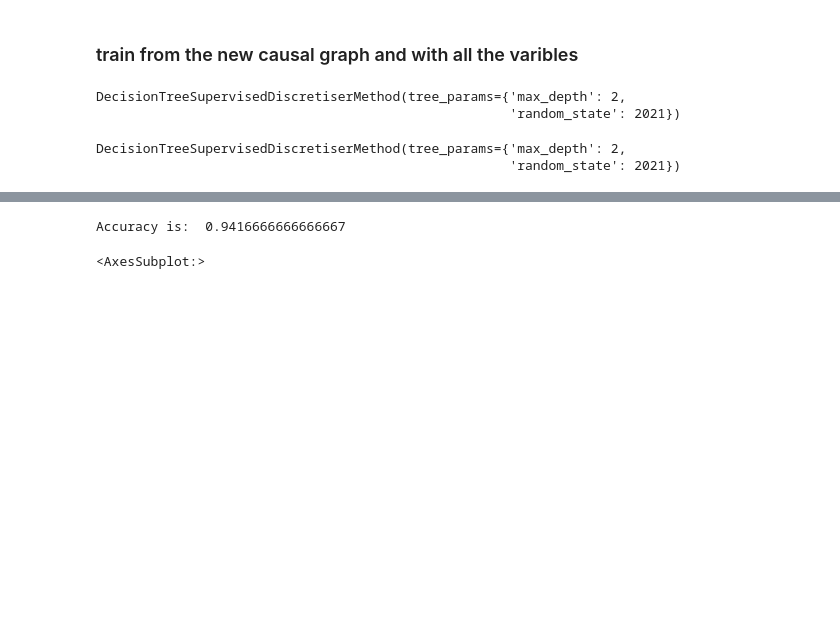
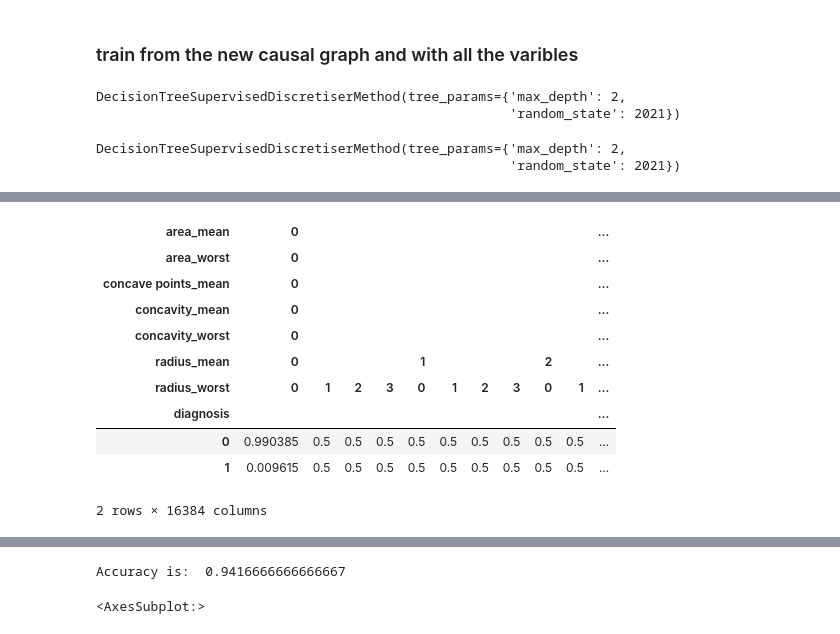
Before and after one commit to sam23121/Breast_cancer, a Jupyter notebook: notebooks/causal.ipynb, the cells around one changed output, grey strips where cells are left out. Drawn from its saved outputs; the diff is of its cells as text; code cells hidden in the pictures; blank space fills up the shorter version.

Commit message:
adding to causal

```diff
--- a/notebooks/causal.ipynb
+++ b/notebooks/causal.ipynb
@@ -217,3 +217,28 @@ df.head()
 | 2 | 1 | 3 | 2 | 3 | 3 | 3 | 3 | ... |
 | 3 | 1 | 0 | 2 | 0 | 0 | 3 | 3 | ... |
 | 4 | 1 | 3 | 0 | 3 | 3 | 3 | 3 | ... |
+# %%
+from sklearn.model_selection import train_test_split
+
+train, test = train_test_split(df, train_size=0.7)
+# %%
+from causalnex.network import BayesianNetwork
+
+bn = BayesianNetwork(sm)
+bn = bn.fit_node_states(df)
+# %%
+bn = bn.fit_cpds(train, method="BayesianEstimator", bayes_prior="K2")
+# %%
+bn.cpds["diagnosis"]
+# %% [output]
+| area_mean | 0 |  |  |  |  |  |  |  |  |  | ... |
+| area_worst | 0 |  |  |  |  |  |  |  |  |  | ... |
+| concave points_mean | 0 |  |  |  |  |  |  |  |  |  | ... |
+| concavity_mean | 0 |  |  |  |  |  |  |  |  |  | ... |
+| concavity_worst | 0 |  |  |  |  |  |  |  |  |  | ... |
+| radius_mean | 0 |  |  |  | 1 |  |  |  | 2 |  | ... |
+| radius_worst | 0 | 1 | 2 | 3 | 0 | 1 | 2 | 3 | 0 | 1 | ... |
+| diagnosis |  |  |  |  |  |  |  |  |  |  | ... |
+| 0 | 0.990385 | 0.5 | 0.5 | 0.5 | 0.5 | 0.5 | 0.5 | 0.5 | 0.5 | 0.5 | ... |
+| 1 | 0.009615 | 0.5 | 0.5 | 0.5 | 0.5 | 0.5 | 0.5 | 0.5 | 0.5 | 0.5 | ... |
+2 rows × 16384 columns
```
Also changed, not shown: parts of 1 cell of this notebook.
